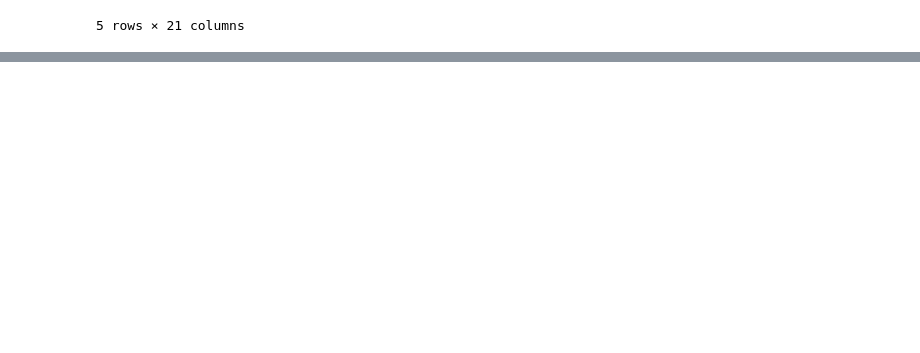
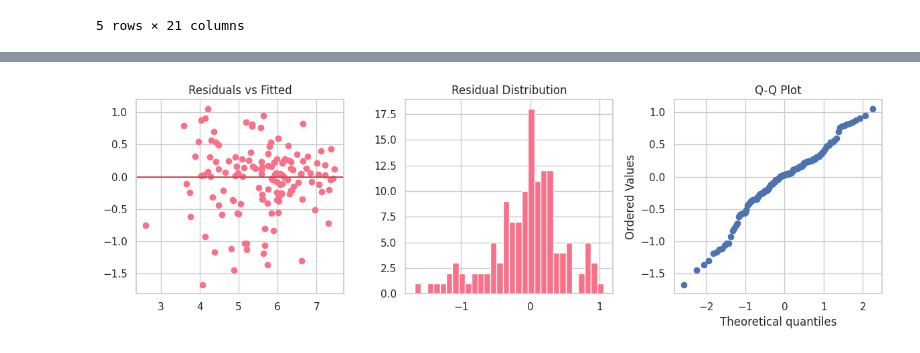
Before and after one commit to mertensblackfyre/oms, a Jupyter notebook: Linear Regression/World Happiness/WorldHappiness.ipynb, the cells around one changed output, grey strips where cells are left out. Saved outputs shown, nothing was run; the diff lists cells and outputs as text; code cells hidden in the pictures; blank space fills up the shorter version.

```diff
--- a/Linear Regression/World Happiness/WorldHappiness.ipynb
+++ b/Linear Regression/World Happiness/WorldHappiness.ipynb
@@ -103,0 +180,33 @@ sns.heatmap(corr, annot=True, cmap="coolwarm", fmt=".2f")
+# %%
+predicted = (
+    model.coef_[0][0] * df["Logged GDP per capita"] +
+    model.coef_[0][1] * df["Social support"] +
+    model.coef_[0][2] * df["Healthy life expectancy"] +
+    model.coef_[0][3] * df["Generosity"] +
+    model.coef_[0][4] * df["Perceptions of corruption"] +
+    model.intercept_[0]
+)
+residuals =  df["Happiness score"] - predicted
+
+# Plot 1: Residuals vs Fitted
+plt.figure(figsize=(12,4))
+
+plt.subplot(1,3,1)
+plt.scatter(predicted, residuals)
+plt.axhline(y=0, color='r')
+plt.title("Residuals vs Fitted")
+
+# Plot 2: Histogram
+plt.subplot(1,3,2)
+plt.hist(residuals, bins=30)
+plt.title("Residual Distribution")
+
+# Plot 3: Q-Q Plot
+plt.subplot(1,3,3)
+stats.probplot(residuals, plot=plt)
+plt.title("Q-Q Plot")
+
+plt.tight_layout()
+plt.show()
+# %% [output]
+[figure, added]
```
Also changed, not shown: parts of 6 cells of this notebook.
